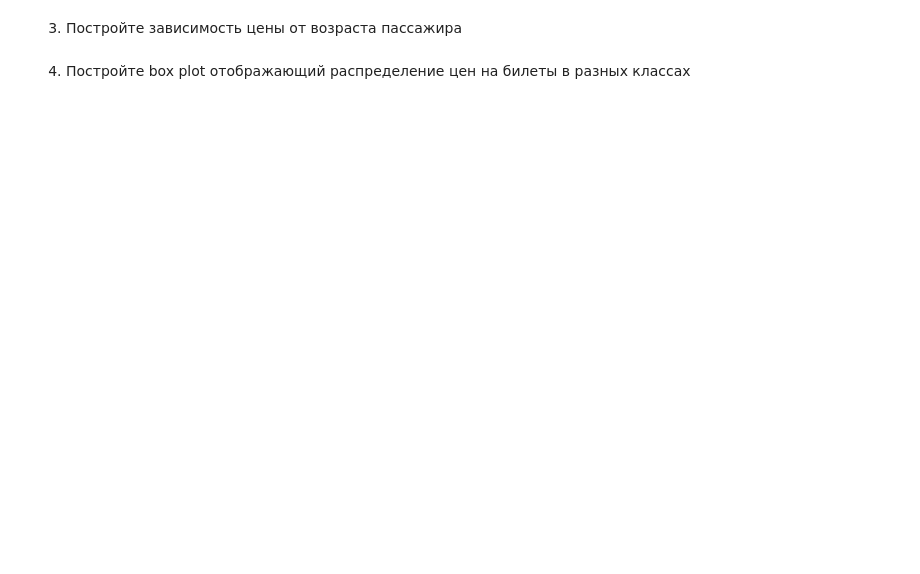
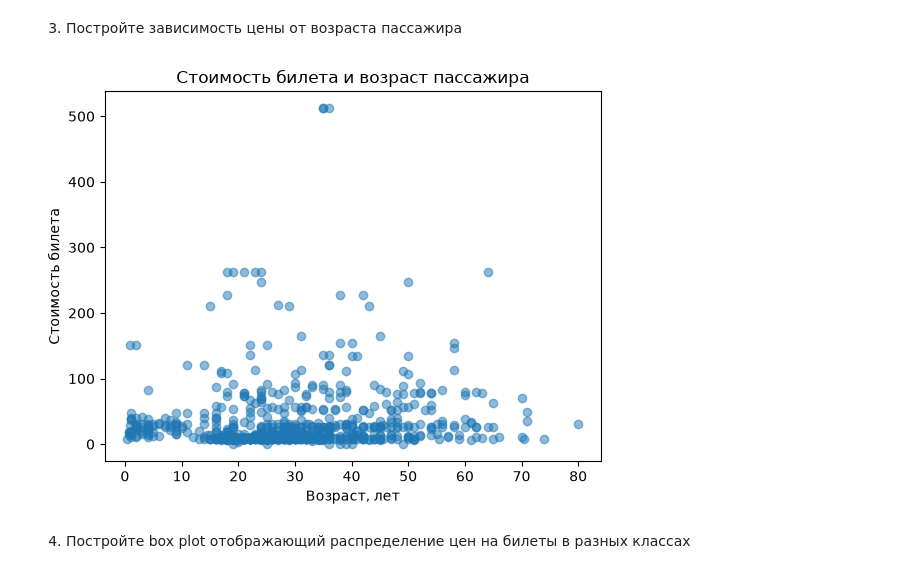
Before and after one commit to hel1th/bml-labs, a Jupyter notebook: homeworks/hw1var5/Lab1-5.ipynb, the cells around one changed output. Saved outputs shown, nothing was run; the diff lists cells and outputs as text; code cells hidden in the pictures; blank space fills up the shorter version.

```diff
--- a/homeworks/hw1var5/Lab1-5.ipynb
+++ b/homeworks/hw1var5/Lab1-5.ipynb
@@ -276,4 +298,13 @@ print(f"Выживаемость старше 40 лет: {older_men['Survived'].
 # %% [markdown]
 3. Постройте зависимость цены от возраста пассажира
+# %%
+plt.scatter(df["Age"], df["Fare"], alpha=0.5)
+
+plt.title("Стоимость билета и возраст пассажира")
+plt.xlabel("Возраст, лет")
+plt.ylabel("Стоимость билета")
+plt.show()
+# %% [output]
+[figure, added]
 # %% [markdown]
 4. Постройте box plot отображающий распределение цен на билеты в разных классах
```
Also changed, not shown: parts of 8 cells of this notebook.
